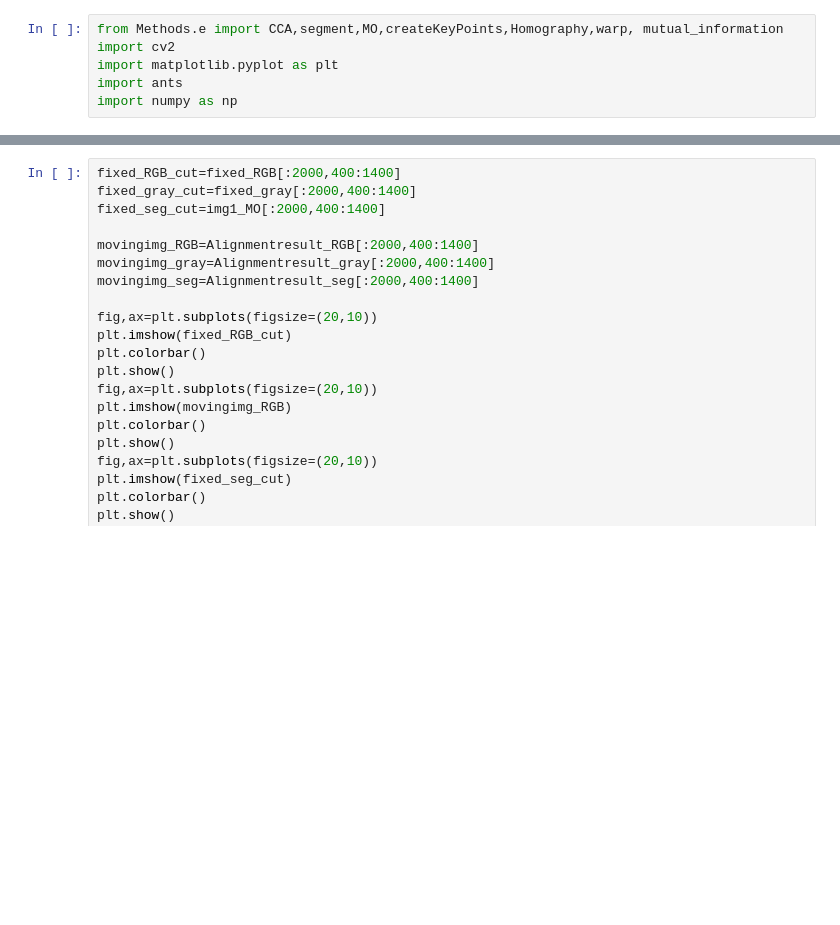
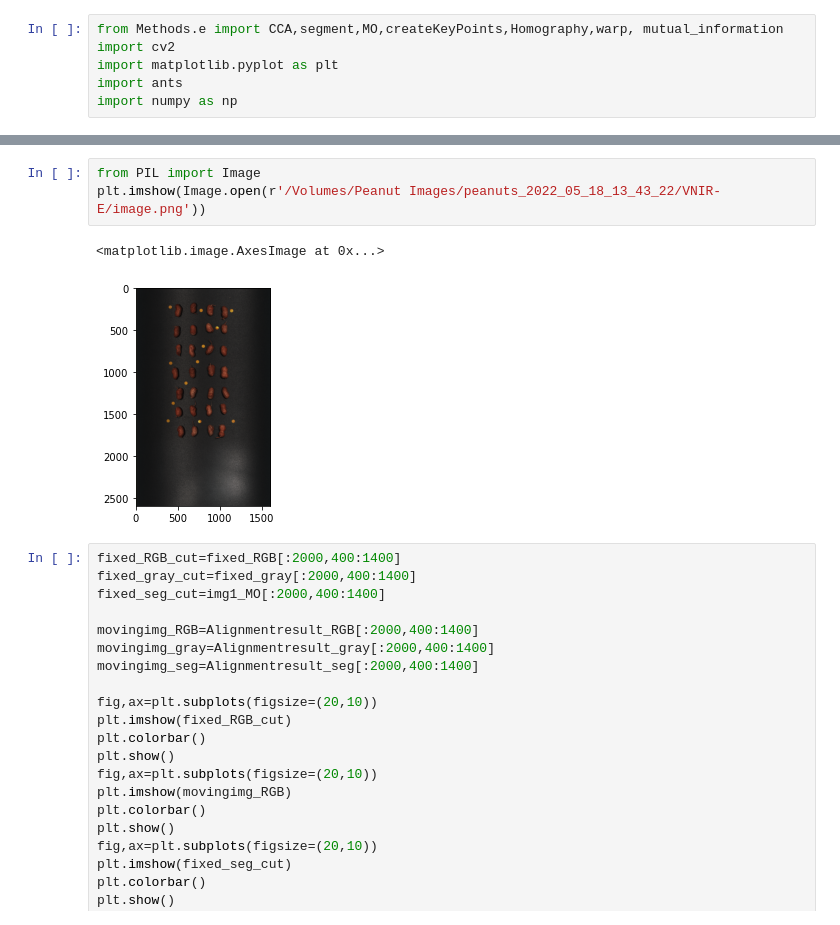
Before and after one commit to knhamad/Image_Alignment, a Jupyter notebook: Image_alignment_Demo.ipynb, the cells around one changed output, grey strips where cells are left out. Cells and saved outputs as stored; diff of their text form; blank space fills up the shorter version.

```diff
--- a/Image_alignment_Demo.ipynb
+++ b/Image_alignment_Demo.ipynb
@@ -41,3 +41,9 @@ plt.show()
+# %%
+from PIL import Image
+plt.imshow(Image.open(r'/Volumes/Peanut Images/peanuts_2022_05_18_13_43_22/VNIR-E/image.png'))
+# %% [output]
+<matplotlib.image.AxesImage at 0x...>
+[figure, added]
 # %%
 fixed_RGB_cut=fixed_RGB[:2000,400:1400]
 fixed_gray_cut=fixed_gray[:2000,400:1400]
```
Also changed, not shown: parts of 2 cells of this notebook, 1 other file.
